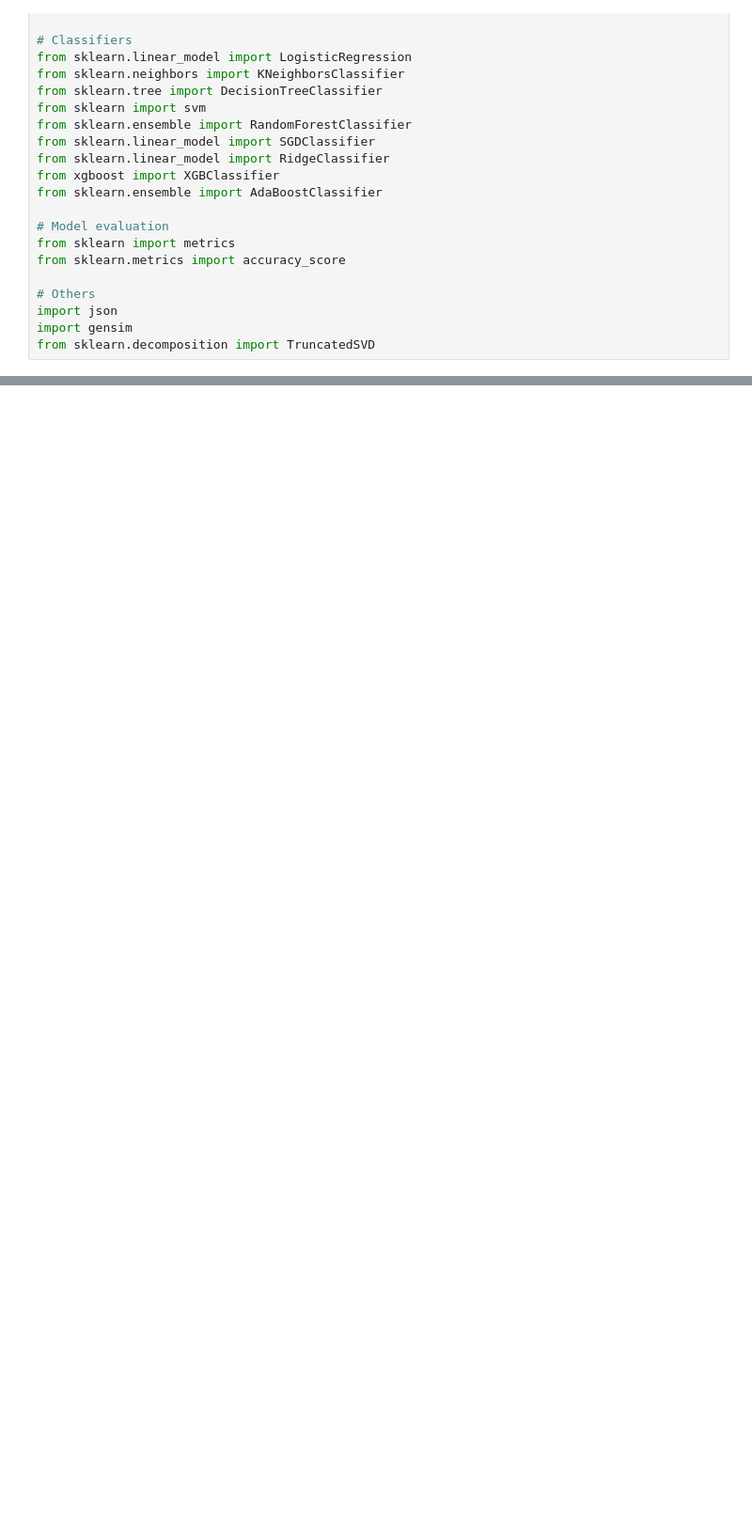
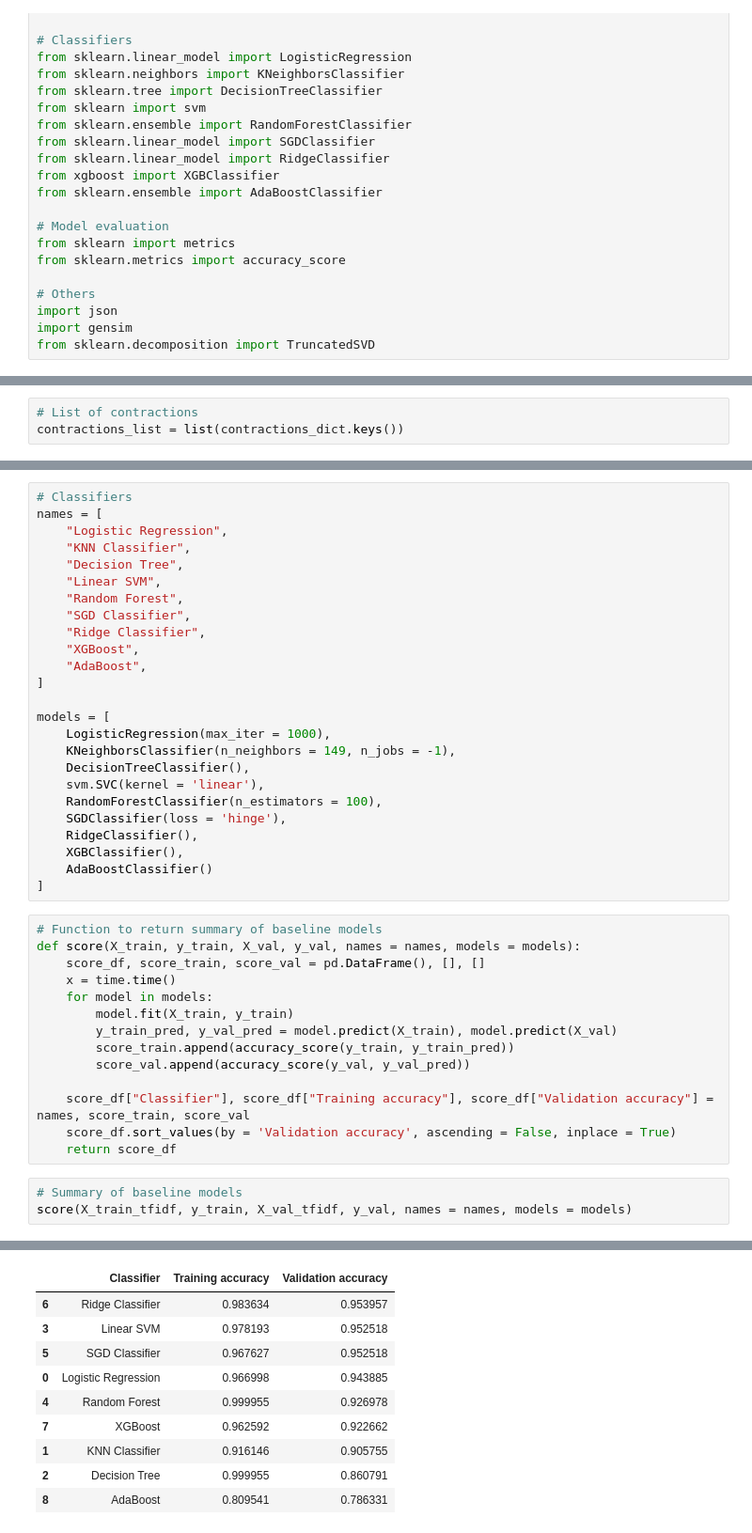
Before and after one commit to dongfangYH/data_science, a Jupyter notebook: kaggle/ecommerce_text_classification.ipynb, the cells around one changed output, grey strips where cells are left out. Shown at 94% size. Drawn from its saved outputs; the diff is of its cells as text; blank space fills up the shorter version.

```diff
--- a/kaggle/ecommerce_text_classification.ipynb
+++ b/kaggle/ecommerce_text_classification.ipynb
@@ -63,0 +395,3 @@ from sklearn.decomposition import TruncatedSVD
+# %%
+# List of contractions
+contractions_list = list(contractions_dict.keys())
@@ -63,0 +651,43 @@ from sklearn.decomposition import TruncatedSVD
+# %%
+# Classifiers
+names = [
+    "Logistic Regression",
+    "KNN Classifier",
+    "Decision Tree",
+    "Linear SVM",
+    "Random Forest",
+    "SGD Classifier",
+    "Ridge Classifier",
+    "XGBoost",
+    "AdaBoost",
+]
+
+models = [
+    LogisticRegression(max_iter = 1000),
+    KNeighborsClassifier(n_neighbors = 149, n_jobs = -1),
+    DecisionTreeClassifier(),
+    svm.SVC(kernel = 'linear'),
+    RandomForestClassifier(n_estimators = 100),
+    SGDClassifier(loss = 'hinge'),
+    RidgeClassifier(),
+    XGBClassifier(),
+    AdaBoostClassifier()
+]
+# %%
+# Function to return summary of baseline models
+def score(X_train, y_train, X_val, y_val, names = names, models = models):
+    score_df, score_train, score_val = pd.DataFrame(), [], []
+    x = time.time()
+    for model in models:
+        model.fit(X_train, y_train)
+        y_train_pred, y_val_pred = model.predict(X_train), model.predict(X_val)
+        score_train.append(accuracy_score(y_train, y_train_pred))
+        score_val.append(accuracy_score(y_val, y_val_pred))
+
+    score_df["Classifier"], score_df["Training accuracy"], score_df["Validation accuracy"] = names, score_train, score_val
+    score_df.sort_values(by = 'Validation accuracy', ascending = False, inplace = True)
+    return score_df
+# %%
+# Summary of baseline models
+score(X_train_tfidf, y_train, X_val_tfidf, y_val, names = names, models = models)
+# %% [output]
@@ -63,0 +695,10 @@ from sklearn.decomposition import TruncatedSVD
+|  | Classifier | Training accuracy | Validation accuracy |
+| 6 | Ridge Classifier | 0.983634 | 0.953957 |
+| 3 | Linear SVM | 0.978193 | 0.952518 |
+| 5 | SGD Classifier | 0.967627 | 0.952518 |
+| 0 | Logistic Regression | 0.966998 | 0.943885 |
+| 4 | Random Forest | 0.999955 | 0.926978 |
+| 7 | XGBoost | 0.962592 | 0.922662 |
+| 1 | KNN Classifier | 0.916146 | 0.905755 |
+| 2 | Decision Tree | 0.999955 | 0.860791 |
+| 8 | AdaBoost | 0.809541 | 0.786331 |
```
Also changed, not shown: parts of 77 cells of this notebook, 2 other files.
